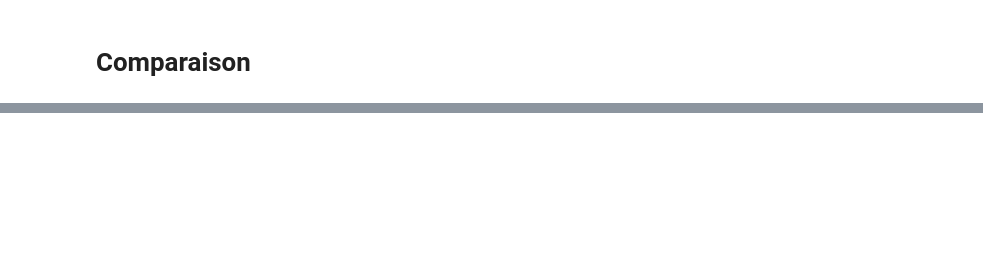
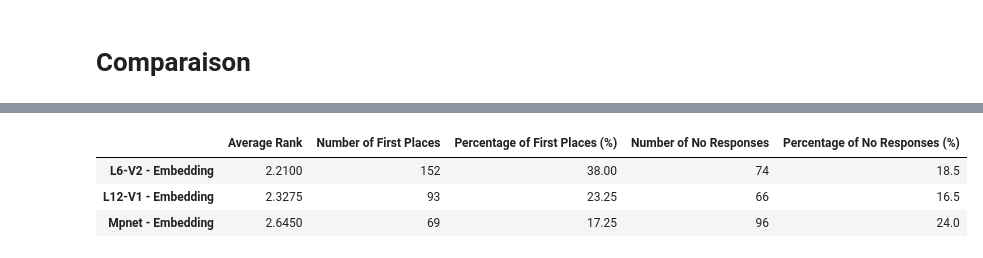
Before and after one commit to Sonimith12/DL_Project_RAG, a Jupyter notebook: comparaisonLLM.ipynb, the cells around one changed output, grey strips where cells are left out. Cells and saved outputs as stored; diff of their text form; code cells hidden in the pictures; blank space fills up the shorter version.

```diff
--- a/comparaisonLLM.ipynb
+++ b/comparaisonLLM.ipynb
@@ -536,0 +716,19 @@ print(f"Le fichier JSON combiné a été créé dans {os.path.join(output_direct
+# %%
+
+statistics = {
+    "Average Rank": df.mean(),
+    "Number of First Places": (df == 1).sum(),
+    "Percentage of First Places (%)": ((df == 1).sum() / len(df) * 100),
+    "Number of No Responses": (df == 4).sum(),
+    "Percentage of No Responses (%)": (df == 4).sum()/len(df)*100
+}
+
+# Convert the statistics into a DataFrame
+stats_df = pd.DataFrame(statistics)
+
+stats_df
+# %% [output]
+|  | Average Rank | Number of First Places | Percentage of First Places (%) | Number of No Responses | Percentage of No Responses (%) |
+| L6-V2 - Embedding | 2.2100 | 152 | 38.00 | 74 | 18.5 |
+| L12-V1 - Embedding | 2.3275 | 93 | 23.25 | 66 | 16.5 |
+| Mpnet - Embedding | 2.6450 | 69 | 17.25 | 96 | 24.0 |
```
Also changed, not shown: parts of 8 cells of this notebook, 9 other files.
